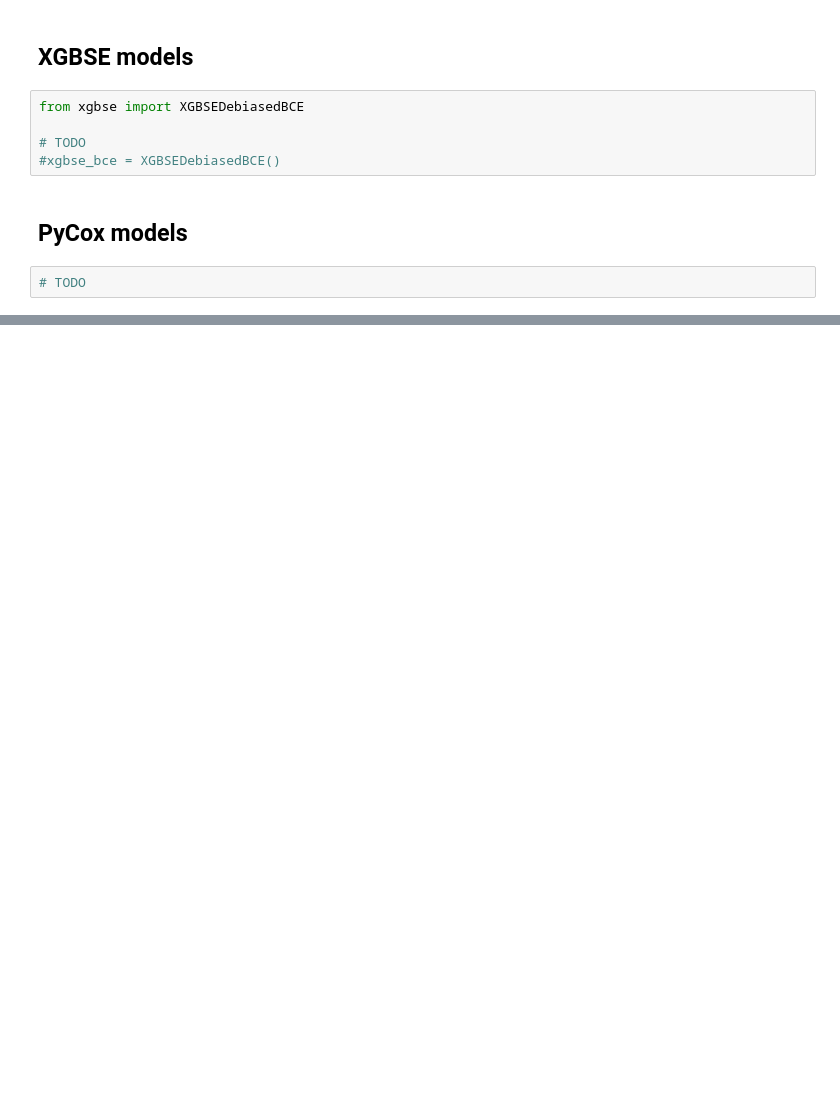
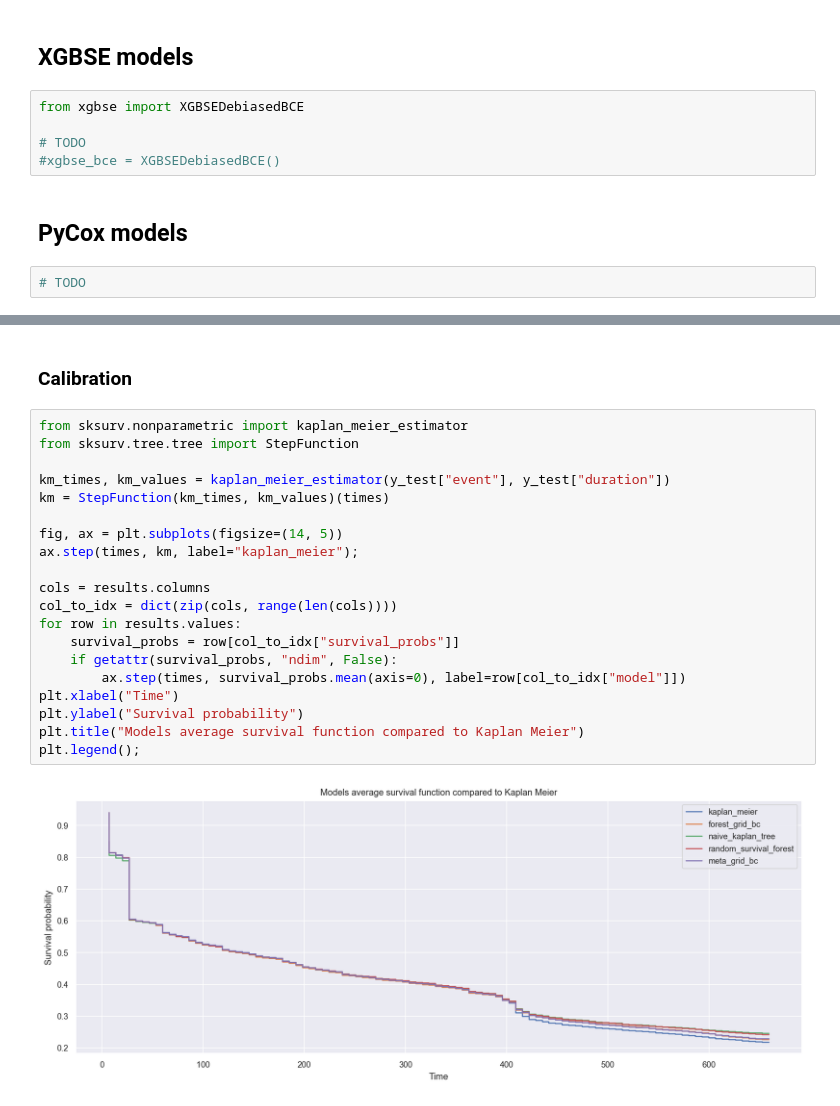
Before and after one commit to soda-inria/survival-analysis-benchmark, a Jupyter notebook: notebooks/kkbox_benchmark.ipynb, the cells around one changed output, grey strips where cells are left out. Saved outputs shown, nothing was run; the diff lists cells and outputs as text; blank space fills up the shorter version.

```diff
--- a/notebooks/kkbox_benchmark.ipynb
+++ b/notebooks/kkbox_benchmark.ipynb
@@ -493,0 +599,24 @@ fig.show()
+# %% [markdown]
+### Calibration
+# %%
+from sksurv.nonparametric import kaplan_meier_estimator
+from sksurv.tree.tree import StepFunction
+
+km_times, km_values = kaplan_meier_estimator(y_test["event"], y_test["duration"])
+km = StepFunction(km_times, km_values)(times)
+
+fig, ax = plt.subplots(figsize=(14, 5))
+ax.step(times, km, label="kaplan_meier");
+
+cols = results.columns
+col_to_idx = dict(zip(cols, range(len(cols))))
+for row in results.values:
+    survival_probs = row[col_to_idx["survival_probs"]]
+    if getattr(survival_probs, "ndim", False):
+        ax.step(times, survival_probs.mean(axis=0), label=row[col_to_idx["model"]])
+plt.xlabel("Time")
+plt.ylabel("Survival probability")
+plt.title("Models average survival function compared to Kaplan Meier")
+plt.legend();
+# %% [output]
+[figure, added]
```
Also changed, not shown: parts of 25 cells of this notebook, 1 other file.
